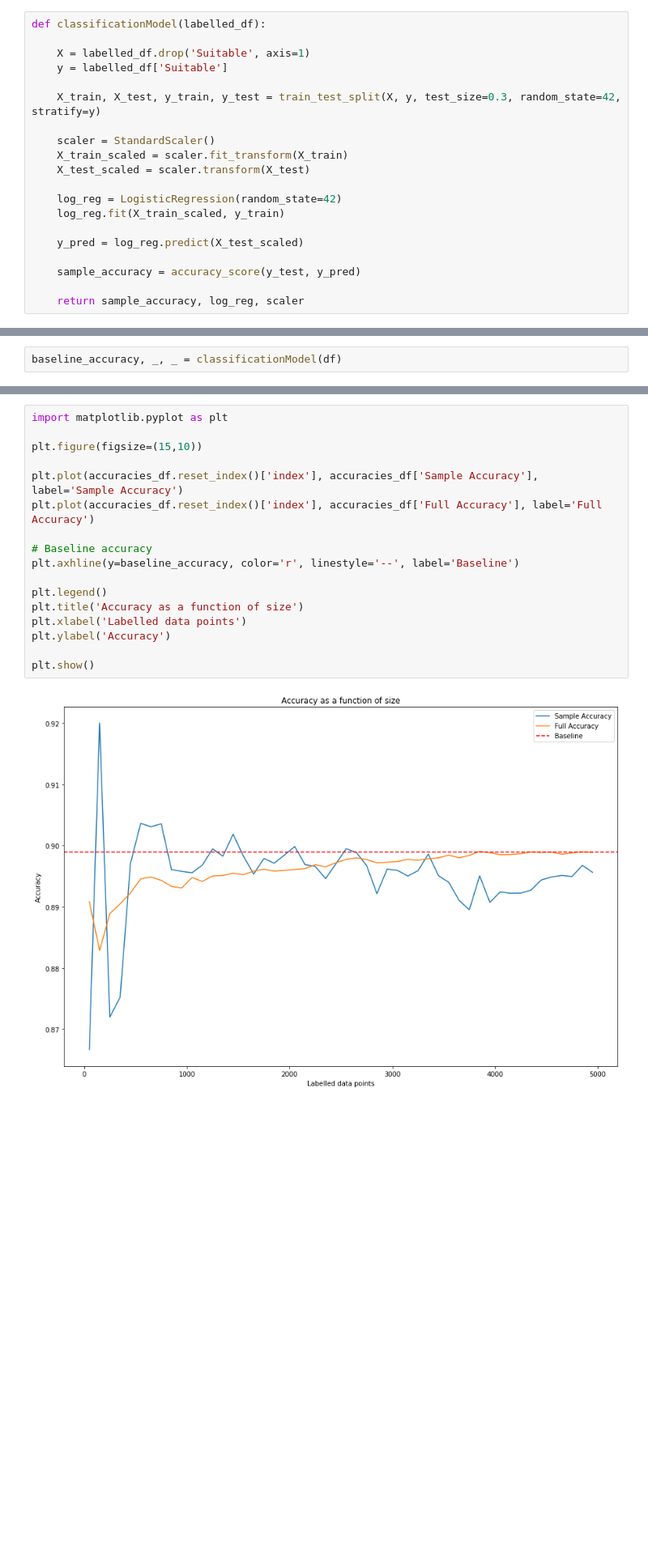
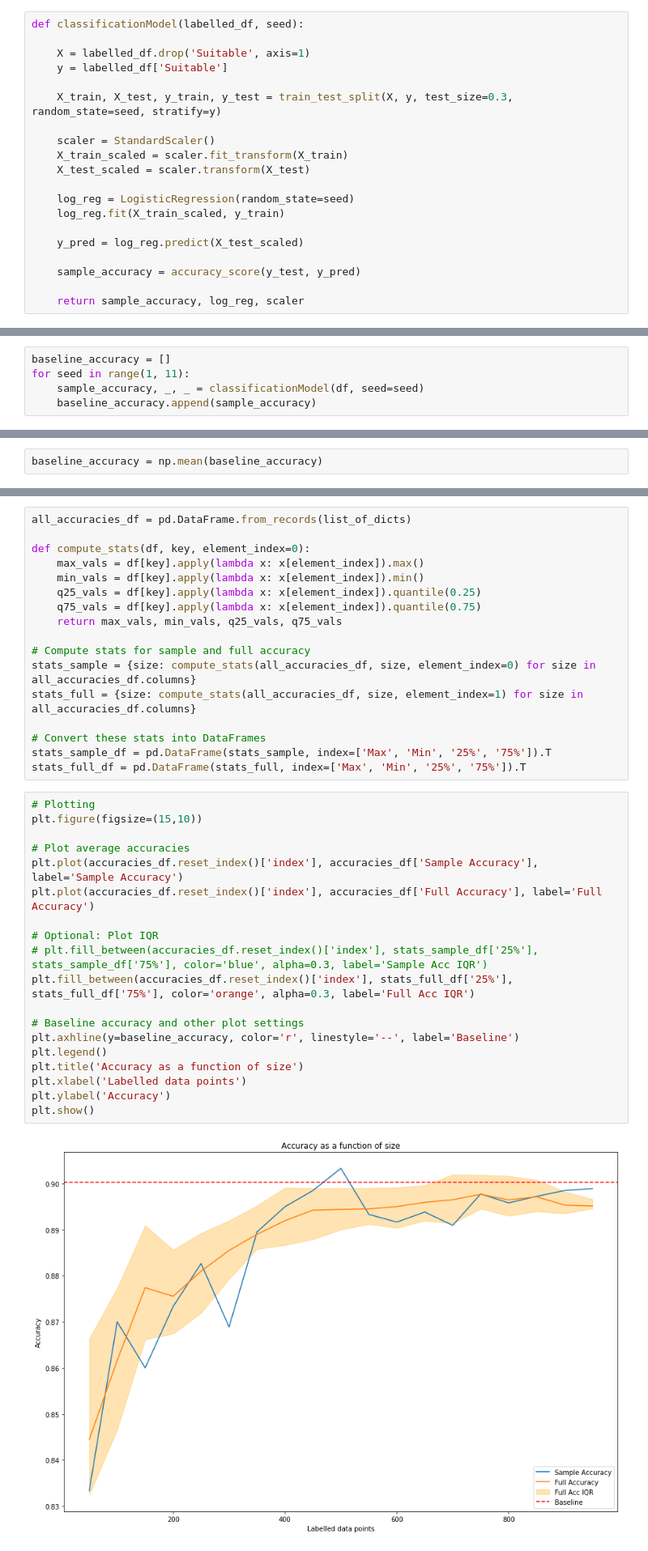
Before and after one commit to giorgiodemarchi/Duality-Based-Active-Learning, a Jupyter notebook: model.ipynb, the cells around one changed output, grey strips where cells are left out. Shown: that part at 81% size. Saved outputs shown, nothing was run; the diff lists cells and outputs as text; blank space fills up the shorter version.

Commit message:
AL baseline complete

```diff
--- a/model.ipynb
+++ b/model.ipynb
@@ -30,16 +30,16 @@ df
 # %%
-def classificationModel(labelled_df):
+def classificationModel(labelled_df, seed):
 
     X = labelled_df.drop('Suitable', axis=1)
     y = labelled_df['Suitable']
 
-    X_train, X_test, y_train, y_test = train_test_split(X, y, test_size=0.3, random_state=42, stratify=y)
+    X_train, X_test, y_train, y_test = train_test_split(X, y, test_size=0.3, random_state=seed, stratify=y)
 
     scaler = StandardScaler()
     X_train_scaled = scaler.fit_transform(X_train)
     X_test_scaled = scaler.transform(X_test)
 
-    log_reg = LogisticRegression(random_state=42)
+    log_reg = LogisticRegression(random_state=seed)
     log_reg.fit(X_train_scaled, y_train)
 
     y_pred = log_reg.predict(X_test_scaled)
@@ -50,4 +50,7 @@ def classificationModel(labelled_df):
 # %% [markdown]
 ### **Baseline Model** (with full information)
 # %%
-baseline_accuracy, _, _ = classificationModel(df)
+baseline_accuracy = []
+for seed in range(1, 11):
+    sample_accuracy, _, _ = classificationModel(df, seed=seed)
+    baseline_accuracy.append(sample_accuracy)
@@ -58,3 +57,5 @@ baseline_accuracy
+# %%
+baseline_accuracy = np.mean(baseline_accuracy)
 # %% [markdown]
 ### **Random Active Learning**
 # %%
@@ -138,22 +116,41 @@ accuracies_df
+# %%
+all_accuracies_df = pd.DataFrame.from_records(list_of_dicts)
+
+def compute_stats(df, key, element_index=0):
+    max_vals = df[key].apply(lambda x: x[element_index]).max()
+    min_vals = df[key].apply(lambda x: x[element_index]).min()
+    q25_vals = df[key].apply(lambda x: x[element_index]).quantile(0.25)
+    q75_vals = df[key].apply(lambda x: x[element_index]).quantile(0.75)
+    return max_vals, min_vals, q25_vals, q75_vals
+
+# Compute stats for sample and full accuracy
+stats_sample = {size: compute_stats(all_accuracies_df, size, element_index=0) for size in all_accuracies_df.columns}
+stats_full = {size: compute_stats(all_accuracies_df, size, element_index=1) for size in all_accuracies_df.columns}
+
+# Convert these stats into DataFrames
+stats_sample_df = pd.DataFrame(stats_sample, index=['Max', 'Min', '25%', '75%']).T
+stats_full_df = pd.DataFrame(stats_full, index=['Max', 'Min', '25%', '75%']).T
 # %%
-import matplotlib.pyplot as plt
-
+# Plotting
 plt.figure(figsize=(15,10))
 
+# Plot average accuracies
 plt.plot(accuracies_df.reset_index()['index'], accuracies_df['Sample Accuracy'], label='Sample Accuracy')
 plt.plot(accuracies_df.reset_index()['index'], accuracies_df['Full Accuracy'], label='Full Accuracy')
 
-# Baseline accuracy
+# Optional: Plot IQR
+# plt.fill_between(accuracies_df.reset_index()['index'], stats_sample_df['25%'], stats_sample_df['75%'], color='blue', alpha=0.3, label='Sample Acc IQR')
+plt.fill_between(accuracies_df.reset_index()['index'], stats_full_df['25%'], stats_full_df['75%'], color='orange', alpha=0.3, label='Full Acc IQR')
+
+# Baseline accuracy and other plot settings
 plt.axhline(y=baseline_accuracy, color='r', linestyle='--', label='Baseline')
-
 plt.legend()
 plt.title('Accuracy as a function of size')
 plt.xlabel('Labelled data points')
 plt.ylabel('Accuracy')
-
 plt.show()
 # %% [output]
-[figure, old version]
+[figure, new version]
 # %% [markdown]
 ### **Uncertainty Based Active Learning**
 # %%
```
Also changed, not shown: parts of 21 cells of this notebook.
